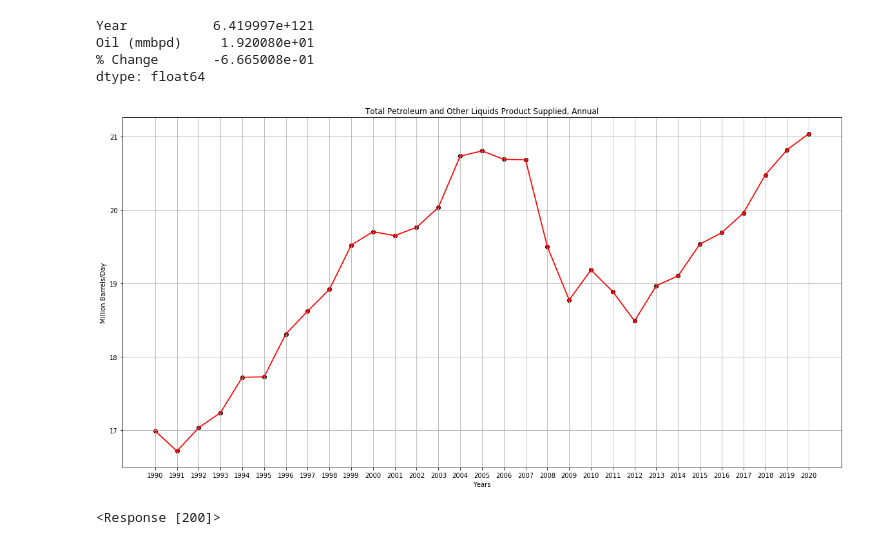
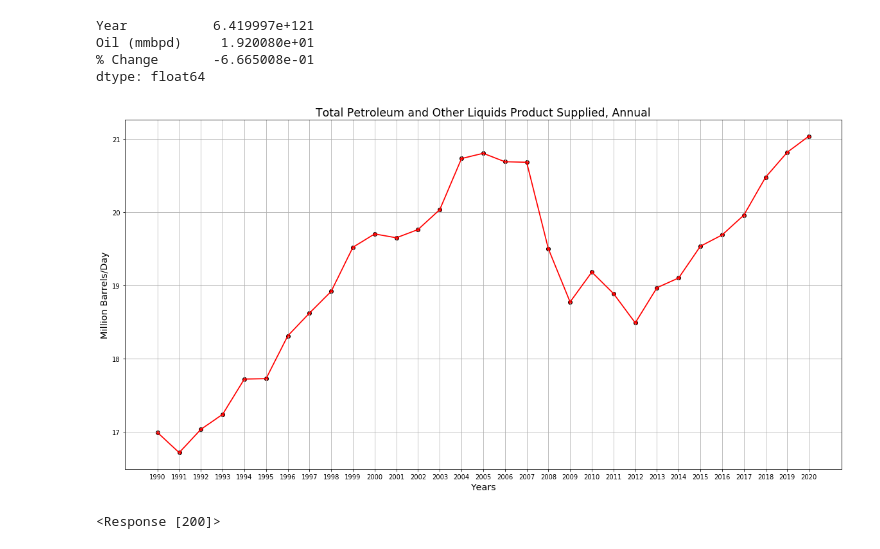
Before and after one commit to us-energy-analysis/Energy-analysis, a Jupyter notebook: USFossilFuelConsumption.ipynb, the cells around one changed output. Saved outputs shown, nothing was run; the diff lists cells and outputs as text; code cells hidden in the pictures.

Commit message:
modifying chart aesthetics

```diff
--- a/USFossilFuelConsumption.ipynb
+++ b/USFossilFuelConsumption.ipynb
@@ -76,22 +76,22 @@ petroleum_consumption_mmbpd_df.to_csv("resources/PetroleumConsumption.csv", inde
 # %%
 # Total Petroleum and Other Liquids Product Supplied, Annual
 plt.figure(figsize=(20,10))
 
 # Create a visual for the data
 plt.scatter(years, petroleum, color="red", edgecolors="black")
 plt.plot(years, petroleum, linewidth=1.75, color="red")
-plt.title("Total Petroleum and Other Liquids Product Supplied, Annual")
-plt.ylabel("Million Barrels/Day")
-plt.xlabel("Years")
+plt.title("Total Petroleum and Other Liquids Product Supplied, Annual", fontsize="xx-large")
+plt.ylabel("Million Barrels/Day", fontsize="x-large")
+plt.xlabel("Years", fontsize="x-large")
 plt.grid(True)
 
 # Save Figure
 plt.savefig("US Petroleum Consumption.png")
 
 # display the figure
 plt.show()
 # %% [output]
-[figure, old version]
+[figure, new version]
 # %%
 # US Natural Gas Consumption, Annual
 natural_gas_url = "http://api.eia.gov/series/?api_key=" + api_key + "&series_id=STEO.NGTCPUS.A"
```
Also changed, not shown: parts of 3 cells of this notebook.
